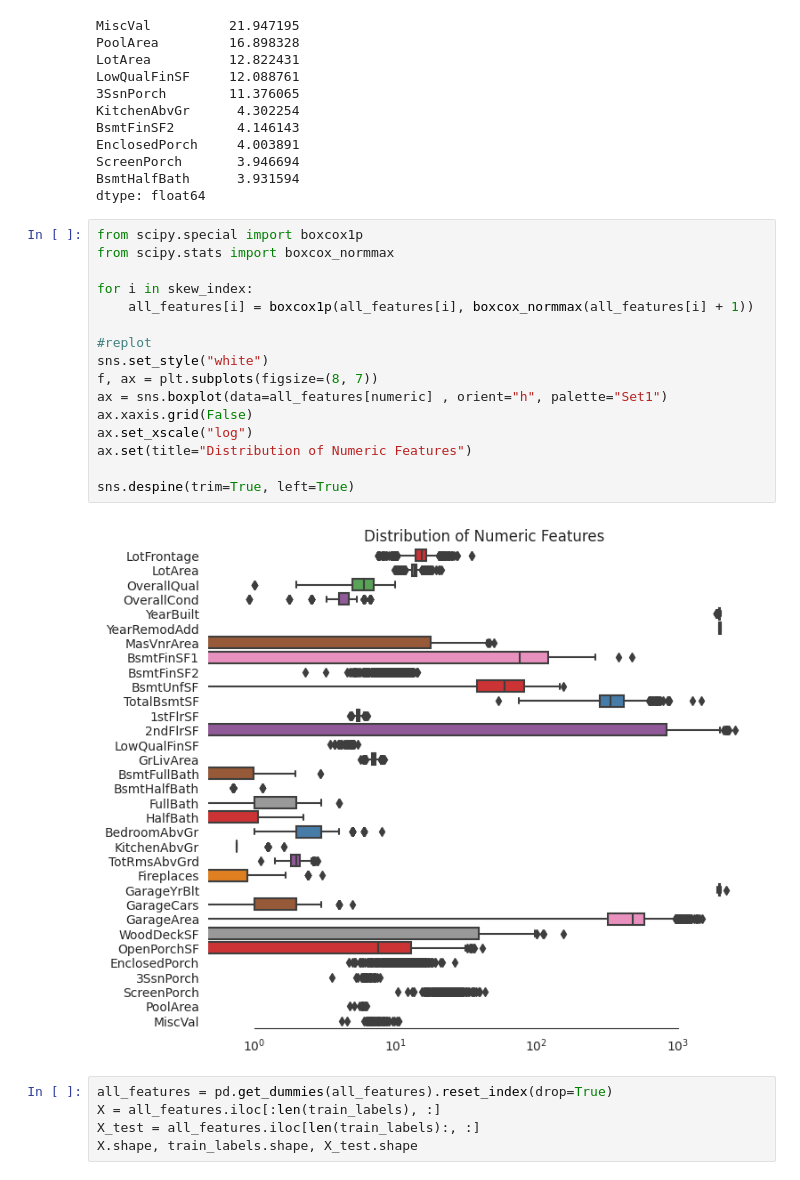
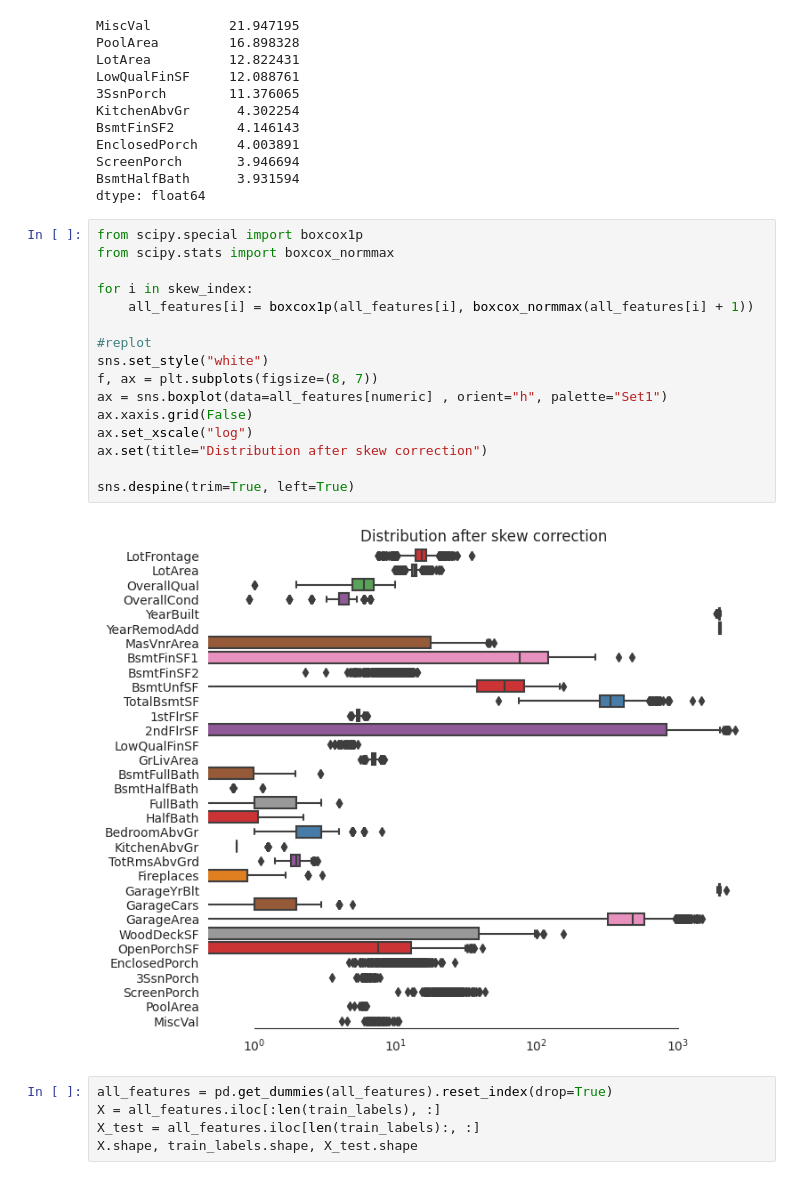
Before and after one commit to KatelinVincent/ML_final_project, a Jupyter notebook: Report.ipynb, the cells around one changed output. Saved outputs shown, nothing was run; the diff lists cells and outputs as text.

```diff
--- a/Report.ipynb
+++ b/Report.ipynb
@@ -280,21 +280,21 @@ dtype: float64
 # %%
 from scipy.special import boxcox1p
 from scipy.stats import boxcox_normmax
 
 for i in skew_index:
     all_features[i] = boxcox1p(all_features[i], boxcox_normmax(all_features[i] + 1))
 
 #replot
 sns.set_style("white")
 f, ax = plt.subplots(figsize=(8, 7))
 ax = sns.boxplot(data=all_features[numeric] , orient="h", palette="Set1")
 ax.xaxis.grid(False)
 ax.set_xscale("log")
-ax.set(title="Distribution of Numeric Features")
+ax.set(title="Distribution after skew correction")
 
 sns.despine(trim=True, left=True)
 # %% [output]
-[figure, old version]
+[figure, new version]
 # %%
 all_features = pd.get_dummies(all_features).reset_index(drop=True)
 X = all_features.iloc[:len(train_labels), :]
```
Also changed, not shown: parts of 13 cells of this notebook, 1 other file.
